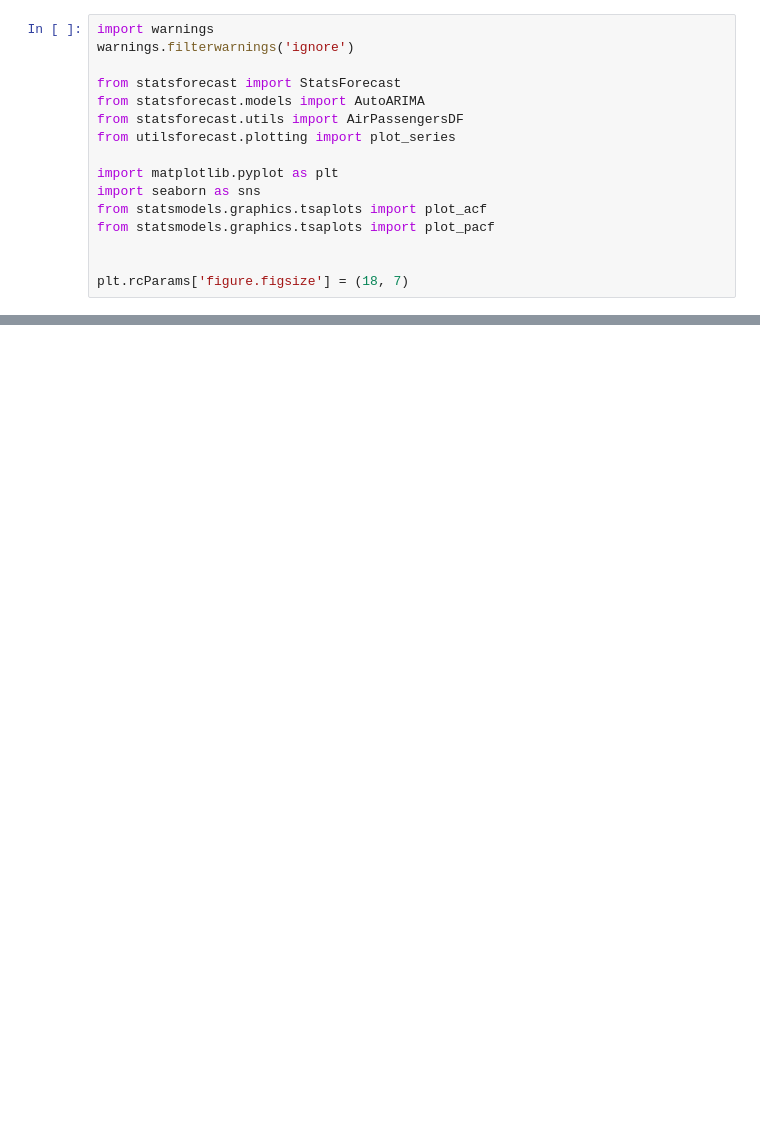
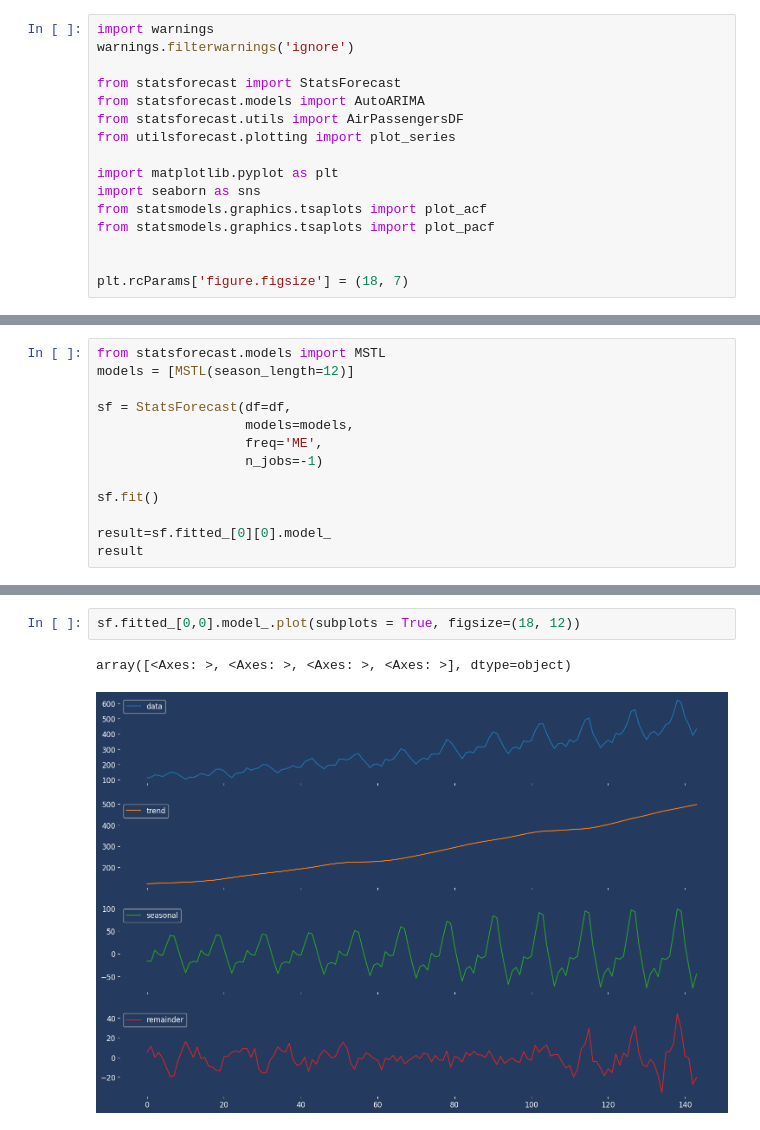
Before and after one commit to wesstone12/tool-kit, a Jupyter notebook: eda.ipynb, the cells around one changed output, grey strips where cells are left out. Saved outputs shown, nothing was run; the diff lists cells and outputs as text; blank space fills up the shorter version.

```diff
--- a/eda.ipynb
+++ b/eda.ipynb
@@ -145,0 +161,13 @@ plt.show()
+# %%
+from statsforecast.models import MSTL
+models = [MSTL(season_length=12)]
+
+sf = StatsForecast(df=df,
+                   models=models,
+                   freq='ME',
+                   n_jobs=-1)
+
+sf.fit()
+
+result=sf.fitted_[0][0].model_
+result
@@ -146,3 +188,8 @@ plt.show()
+# %%
+sf.fitted_[0,0].model_.plot(subplots = True, figsize=(18, 12))
+# %% [output]
+array([<Axes: >, <Axes: >, <Axes: >, <Axes: >], dtype=object)
+[figure, added]
 # %%
 import pandas as pd
 import numpy as np
```
Also changed, not shown: parts of 7 cells of this notebook.
